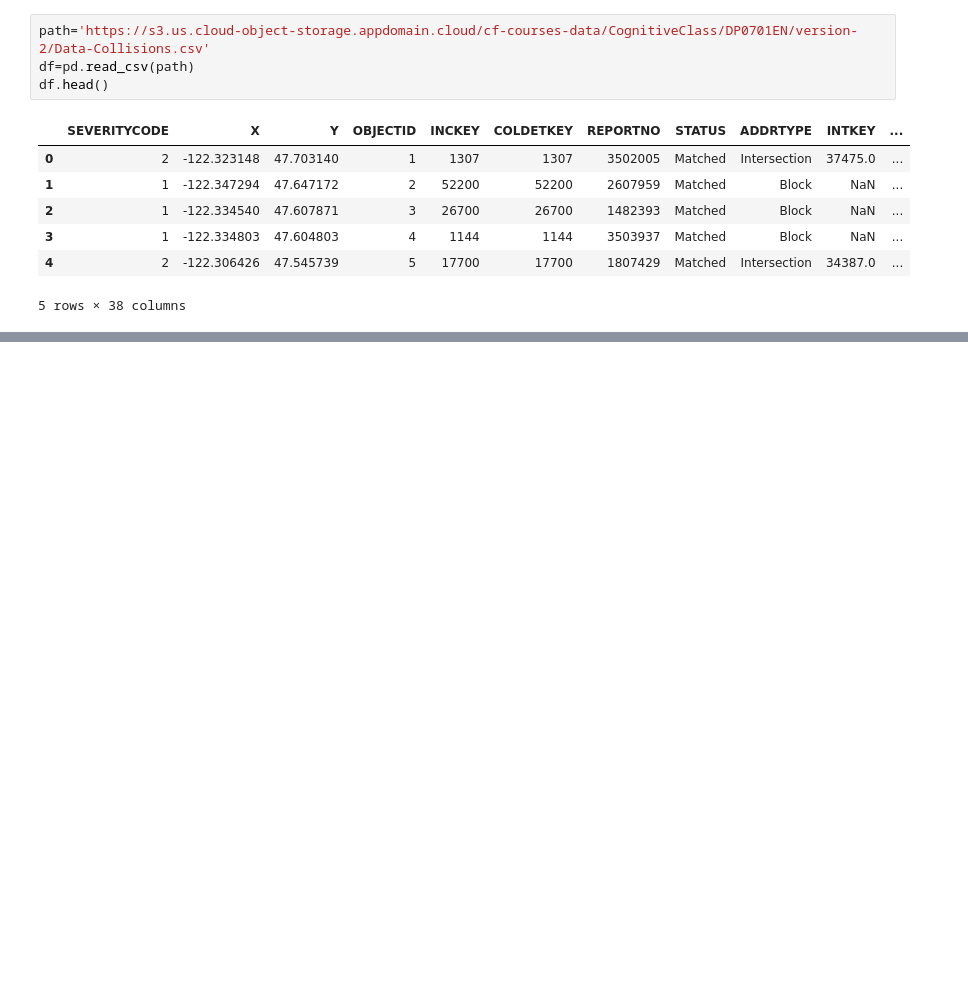
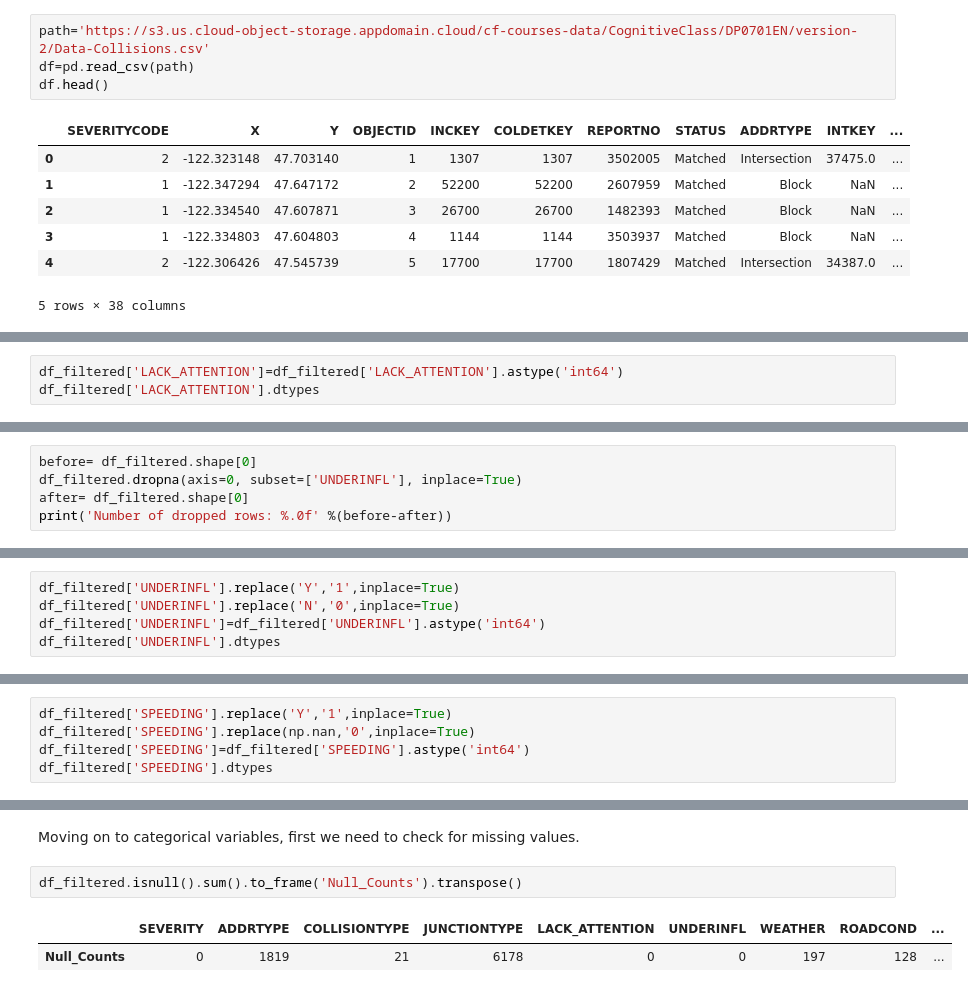
Before and after one commit to emiliopm1997/Coursera_Capstone, a Jupyter notebook: CAPSTONE Project.ipynb, the cells around one changed output, grey strips where cells are left out. Drawn from its saved outputs; the diff is of its cells as text; blank space fills up the shorter version.

```diff
--- a/CAPSTONE Project.ipynb
+++ b/CAPSTONE Project.ipynb
@@ -40,0 +108,3 @@ Name: SEVERITYCODE, dtype: int64
+# %%
+df_filtered['LACK_ATTENTION']=df_filtered['LACK_ATTENTION'].astype('int64')
+df_filtered['LACK_ATTENTION'].dtypes
@@ -40,0 +123,5 @@ Name: SEVERITYCODE, dtype: int64
+# %%
+before= df_filtered.shape[0]
+df_filtered.dropna(axis=0, subset=['UNDERINFL'], inplace=True)
+after= df_filtered.shape[0]
+print('Number of dropped rows: %.0f' %(before-after))
@@ -40,0 +130,5 @@ Name: SEVERITYCODE, dtype: int64
+# %%
+df_filtered['UNDERINFL'].replace('Y','1',inplace=True)
+df_filtered['UNDERINFL'].replace('N','0',inplace=True)
+df_filtered['UNDERINFL']=df_filtered['UNDERINFL'].astype('int64')
+df_filtered['UNDERINFL'].dtypes
@@ -40,0 +139,5 @@ Name: SEVERITYCODE, dtype: int64
+# %%
+df_filtered['SPEEDING'].replace('Y','1',inplace=True)
+df_filtered['SPEEDING'].replace(np.nan,'0',inplace=True)
+df_filtered['SPEEDING']=df_filtered['SPEEDING'].astype('int64')
+df_filtered['SPEEDING'].dtypes
@@ -40,0 +160,7 @@ Name: SEVERITYCODE, dtype: int64
+# %% [markdown]
+Moving on to categorical variables, first we need to check for missing values.
+# %%
+df_filtered.isnull().sum().to_frame('Null_Counts').transpose()
+# %% [output]
+|  | SEVERITY | ADDRTYPE | COLLISIONTYPE | JUNCTIONTYPE | LACK_ATTENTION | UNDERINFL | WEATHER | ROADCOND | ... |
+| Null_Counts | 0 | 1819 | 21 | 6178 | 0 | 0 | 197 | 128 | ... |
```
Also changed, not shown: parts of 37 cells of this notebook.
